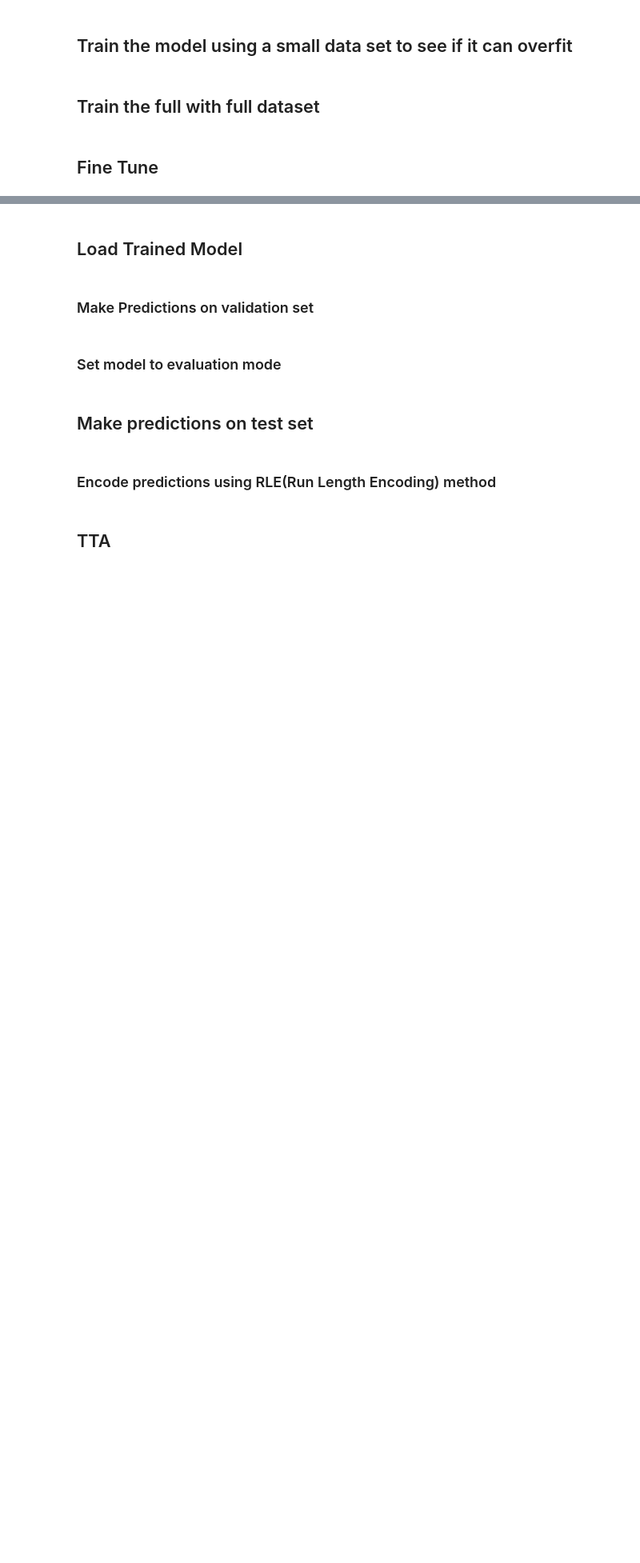
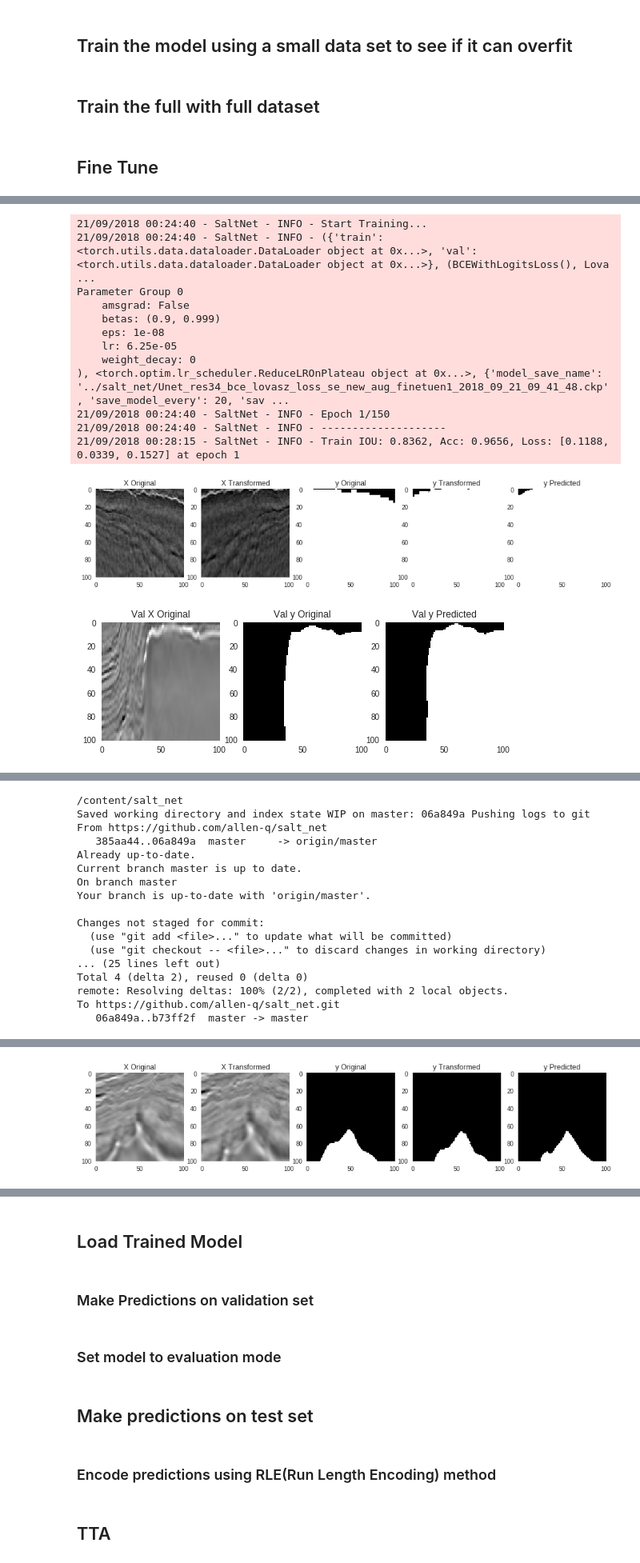
Before and after one commit to allen-q/salt_oil, a Jupyter notebook: salt_model_v28.4_resnet_new_data_aug_fine_tune.ipynb, the cells around one changed output, grey strips where cells are left out. Shown at 80% size. Cells and saved outputs as stored; diff of their text form; code cells hidden in the pictures; blank space fills up the shorter version.

```diff
--- a/salt_model_v28.4_resnet_new_data_aug_fine_tune.ipynb
+++ b/salt_model_v28.4_resnet_new_data_aug_fine_tune.ipynb
@@ -859,5 +983,5 @@ cd ../salt_net
 # %%
-saltnet = UNet(n_channels=1, n_classes=1, bilinear=True, logits=True, apply_se=True, r=16)
-model_file_suffix = "Unet_bce_loss_lovasz_loss_se_finetune_2018_09_15_08_56_34.ckp"
+saltnet = saltnet = UResNet(pretrained=False)
+model_file_suffix = "Unet_res34_bce_lovasz_loss_se_new_aug_2018_09_20_12_08_04.ckp"
 model_state_dict = torch.load(join_files(model_file_suffix, '.', returnFileObject=True, removeChunks=False))
 saltnet.load_state_dict(model_state_dict['model'])
@@ -879,0 +990,20 @@ trained_model = train_model(saltnet, dataloaders, loss_fn_bce, loss_lovasz_hinge
+# %%
+optimizer = torch.optim.Adam(saltnet.parameters())
+optimizer.load_state_dict(model_state_dict['optimizer'])
+scheduler = torch.optim.lr_scheduler.ReduceLROnPlateau(optimizer, mode='min', factor=0.5, patience=5, verbose=True, threshold=0.001, min_lr=1e-6, cooldown=2)
+# %%
+loss_fn_bce = nn.BCEWithLogitsLoss(pos_weight=torch.tensor(2.0).type(dtype))
+loss_lovasz_hinge = LovaszHingeLoss()
+
+model_save_name = f'../salt_net/Unet_res34_bce_lovasz_loss_se_new_aug_finetune1_{get_current_time_as_fname()}.ckp'
+log.info(model_save_name)
+# %%
+train_params = {
+    'model_save_name': model_save_name,
+    'save_model_every': 20,
+    'save_log_every': 2,
+    'num_epochs': 150,
+    'log': log,
+    'mask_cutoff': 0.,
+    'model_save_iou_threshold': 0.82
+    }
@@ -879,0 +1017,17 @@ trained_model = train_model(saltnet, dataloaders, loss_fn_bce, loss_lovasz_hinge
+# %%
+train_model(saltnet, dataloaders, (loss_fn_bce, loss_lovasz_hinge), (1, 0.1), optimizer, scheduler, train_params, all_data)
+# %% [output]
+21/09/2018 00:24:40 - SaltNet - INFO - Start Training...
+21/09/2018 00:24:40 - SaltNet - INFO - ({'train': <torch.utils.data.dataloader.DataLoader object at 0x...>, 'val': <torch.utils.data.dataloader.DataLoader object at 0x...>}, (BCEWithLogitsLoss(), Lova ...
+Parameter Group 0
+    amsgrad: False
+    betas: (0.9, 0.999)
+    eps: 1e-08
+    lr: 6.25e-05
+    weight_decay: 0
+), <torch.optim.lr_scheduler.ReduceLROnPlateau object at 0x...>, {'model_save_name': '../salt_net/Unet_res34_bce_lovasz_loss_se_new_aug_finetuen1_2018_09_21_09_41_48.ckp', 'save_model_every': 20, 'sav ...
+21/09/2018 00:24:40 - SaltNet - INFO - Epoch 1/150
+21/09/2018 00:24:40 - SaltNet - INFO - --------------------
+21/09/2018 00:28:15 - SaltNet - INFO - Train IOU: 0.8362, Acc: 0.9656, Loss: [0.1188, 0.0339, 0.1527] at epoch 1
+[figure, added]
+[figure, added]
@@ -879,0 +1042,17 @@ trained_model = train_model(saltnet, dataloaders, loss_fn_bce, loss_lovasz_hinge
+/content/salt_net
+Saved working directory and index state WIP on master: 06a849a Pushing logs to git
+From https://github.com/allen-q/salt_net
+   385aa44..06a849a  master     -> origin/master
+Already up-to-date.
+Current branch master is up to date.
+On branch master
+Your branch is up-to-date with 'origin/master'.
+
+Changes not staged for commit:
+  (use "git add <file>..." to update what will be committed)
+  (use "git checkout -- <file>..." to discard changes in working directory)
+... (25 lines left out)
+Total 4 (delta 2), reused 0 (delta 0)
+remote: Resolving deltas: 100% (2/2), completed with 2 local objects.
+To https://github.com/allen-q/salt_net.git
+   06a849a..b73ff2f  master -> master
@@ -879,0 +1060 @@ trained_model = train_model(saltnet, dataloaders, loss_fn_bce, loss_lovasz_hinge
+[figure, added]
```
Also changed, not shown: parts of 27 cells of this notebook.
